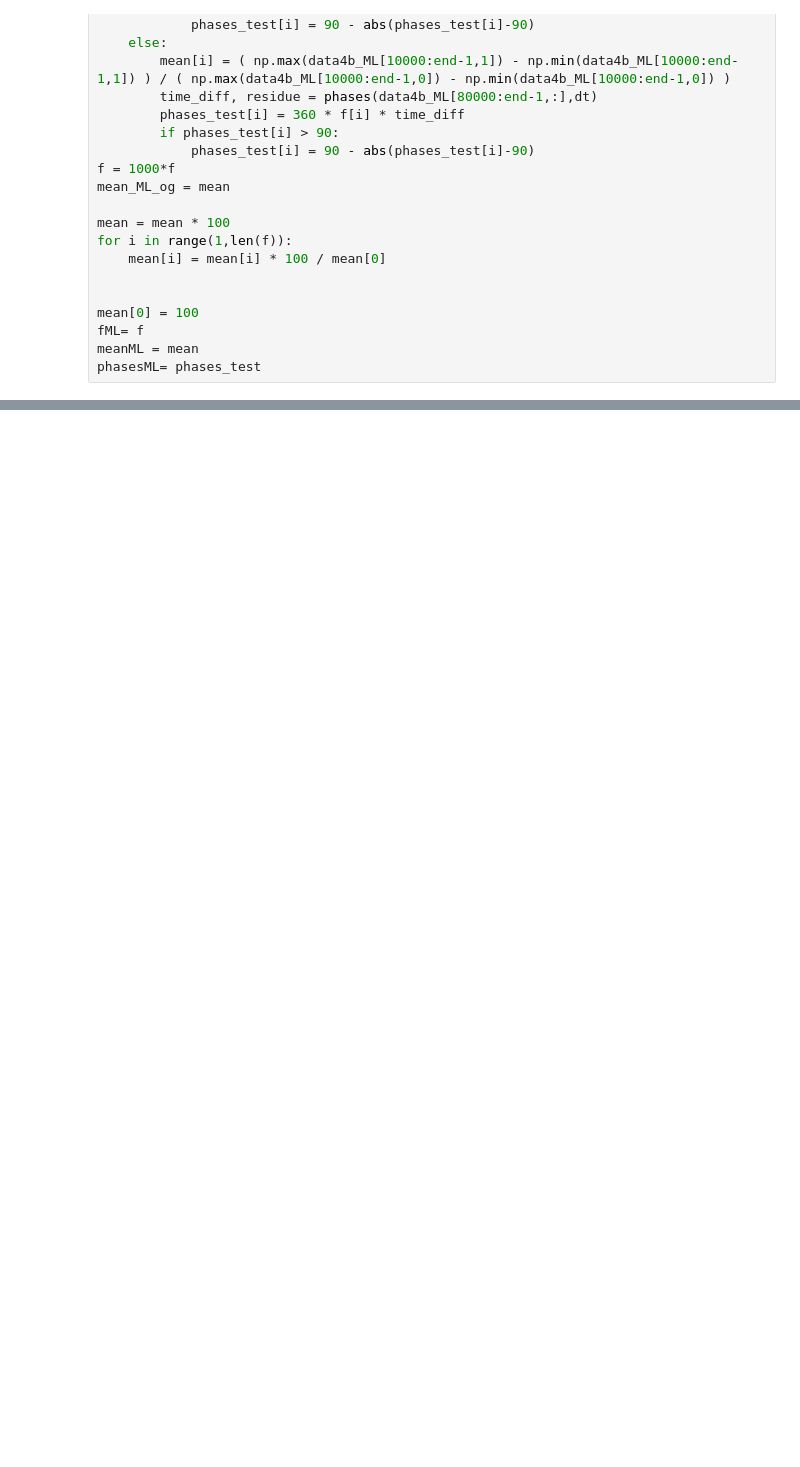
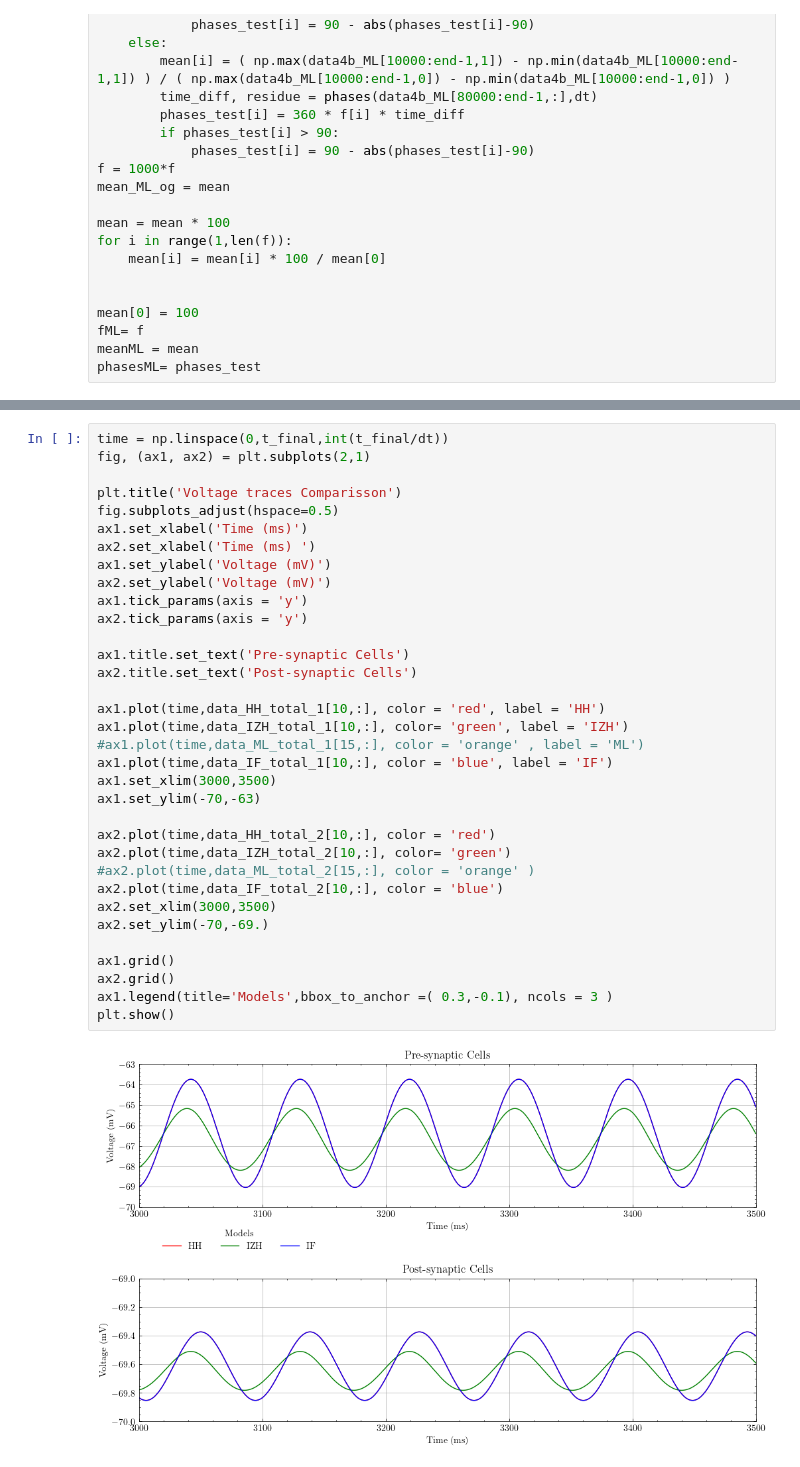
Before and after one commit to Sir-Bip-Bop/Gap-Junction-Coupling-Studies, a Jupyter notebook: GHResults_speed.ipynb, the cells around one changed output, grey strips where cells are left out. Cells and saved outputs as stored; diff of their text form; blank space fills up the shorter version.

```diff
--- a/GHResults_speed.ipynb
+++ b/GHResults_speed.ipynb
@@ -740,0 +767,36 @@ ax1.grid()
+# %%
+time = np.linspace(0,t_final,int(t_final/dt))
+fig, (ax1, ax2) = plt.subplots(2,1)
+
+plt.title('Voltage traces Comparisson')
+fig.subplots_adjust(hspace=0.5)
+ax1.set_xlabel('Time (ms)')
+ax2.set_xlabel('Time (ms) ')
+ax1.set_ylabel('Voltage (mV)')
+ax2.set_ylabel('Voltage (mV)')
+ax1.tick_params(axis = 'y')
+ax2.tick_params(axis = 'y')
+
+ax1.title.set_text('Pre-synaptic Cells')
+ax2.title.set_text('Post-synaptic Cells')
+
+ax1.plot(time,data_HH_total_1[10,:], color = 'red', label = 'HH')
+ax1.plot(time,data_IZH_total_1[10,:], color= 'green', label = 'IZH')
+#ax1.plot(time,data_ML_total_1[15,:], color = 'orange' , label = 'ML')
+ax1.plot(time,data_IF_total_1[10,:], color = 'blue', label = 'IF')
+ax1.set_xlim(3000,3500)
+ax1.set_ylim(-70,-63)
+
+ax2.plot(time,data_HH_total_2[10,:], color = 'red')
+ax2.plot(time,data_IZH_total_2[10,:], color= 'green')
+#ax2.plot(time,data_ML_total_2[15,:], color = 'orange' )
+ax2.plot(time,data_IF_total_2[10,:], color = 'blue')
+ax2.set_xlim(3000,3500)
+ax2.set_ylim(-70,-69.)
+
+ax1.grid()
+ax2.grid()
+ax1.legend(title='Models',bbox_to_anchor =( 0.3,-0.1), ncols = 3 )
+plt.show()
+# %% [output]
+[figure, added]
```
Also changed, not shown: parts of 10 cells of this notebook.
